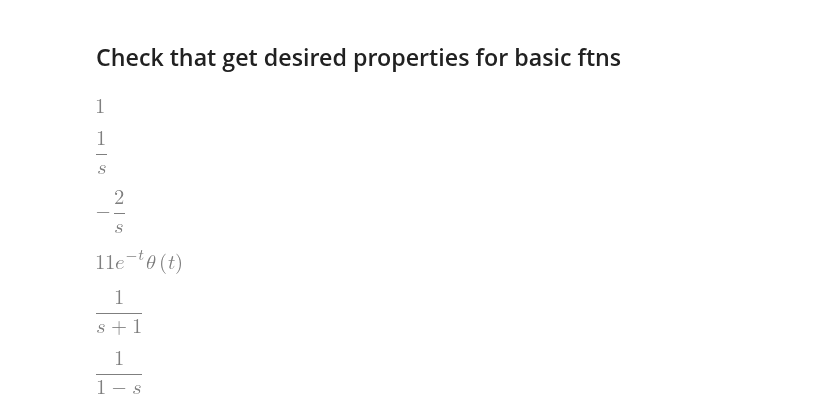
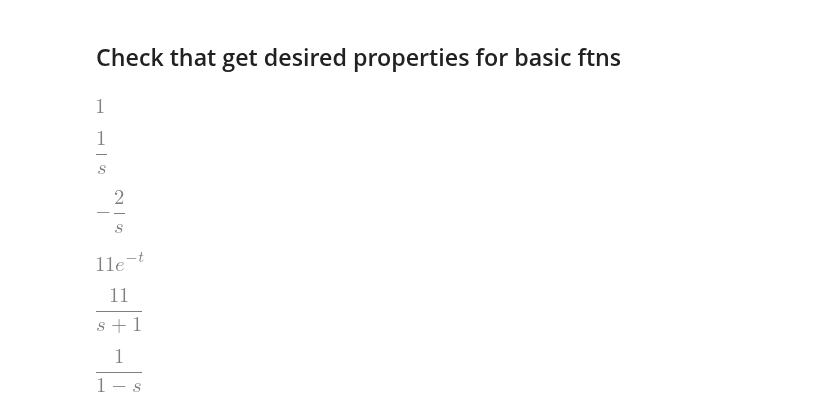
Before and after one commit to JonHowMIT/Signals_and_Systems, a Jupyter notebook: 16_002_Topic10_DiffEq_delta_input.ipynb, the cells around one changed output. Saved outputs shown, nothing was run; the diff lists cells and outputs as text; code cells hidden in the pictures.

```diff
--- a/16_002_Topic10_DiffEq_delta_input.ipynb
+++ b/16_002_Topic10_DiffEq_delta_input.ipynb
@@ -31,32 +33,35 @@ def inverse_laplace_transform_ac(G_ilt_ac,s,t):
 # %% [markdown]
 ## Check that get desired properties for basic ftns
+# %%
+t = Symbol('t', positive=False)
+g = DiracDelta(t)
+G = laplace_transform(g, t, s, noconds = True) # Checking the performance -  Should get 1.
+G
+# %% [output]
+[figure, added]
+# %%
+t = Symbol('t', positive=True)
 # %%
-g = DiracDelta(t)
-G = laplace_transform(g, t, s, noconds = True) # Checking the performance -  Should get 1.
+g = Heaviside(t,1)
+G = laplace_transform(g, t, s, noconds = True) # Checking the performance -  Should get 1/s.
 G
 # %% [output]
-[figure, old version]
+[figure, new version]
 # %%
-g = Heaviside(t)
-G = laplace_transform(g, t, s, noconds = True) # Checking the performance -  Should get 1/s.
+g = 2*Heaviside(-tau,1)
+G = laplace_transform_ac(g, t, s, True) # Checking the performance -  Should get -1/s.
 G
 # %% [output]
-[figure, old version]
+[figure, new version]
-# %%
-g = 2*Heaviside(-t)
-G = laplace_transform_ac(g, t, s, True) # Checking the performance -  Should get -1/s.
-G
-# %% [output]
-[figure, removed]
 # %%
 a = 11
-g = a*sympy.exp(-t)*Heaviside(t)
+g = a*sympy.exp(-t)*Heaviside(t,1)
 g
 # %% [output]
-[figure, old version]
+[figure, new version]
 # %%
 G = laplace_transform(g,t,s, noconds = True) # Checking the performance -  Should get 1/(s+1).
 G
 # %% [output]
-[figure, old version]
+[figure, new version]
 # %%
```
Also changed, not shown: parts of 13 cells of this notebook, 1 other file.
